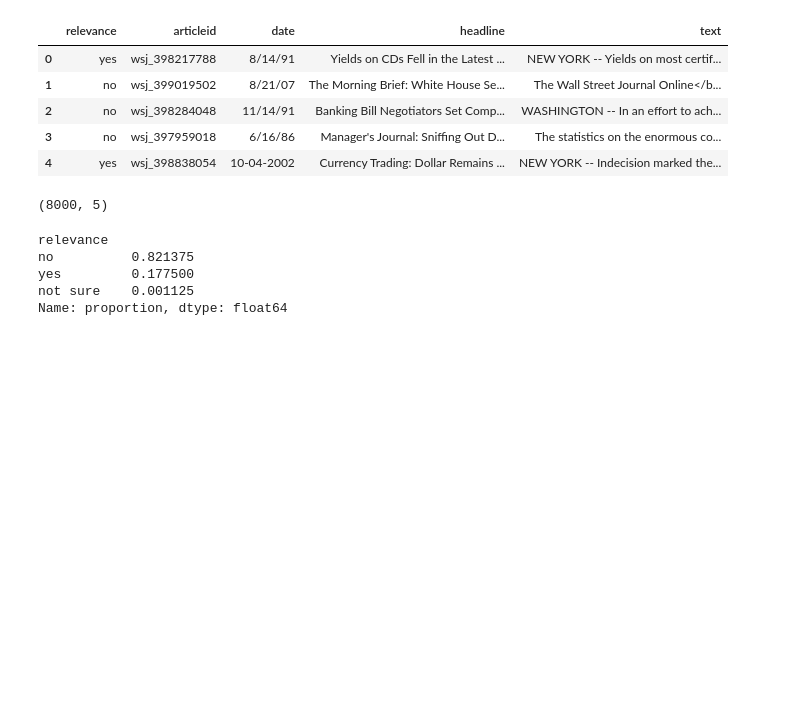
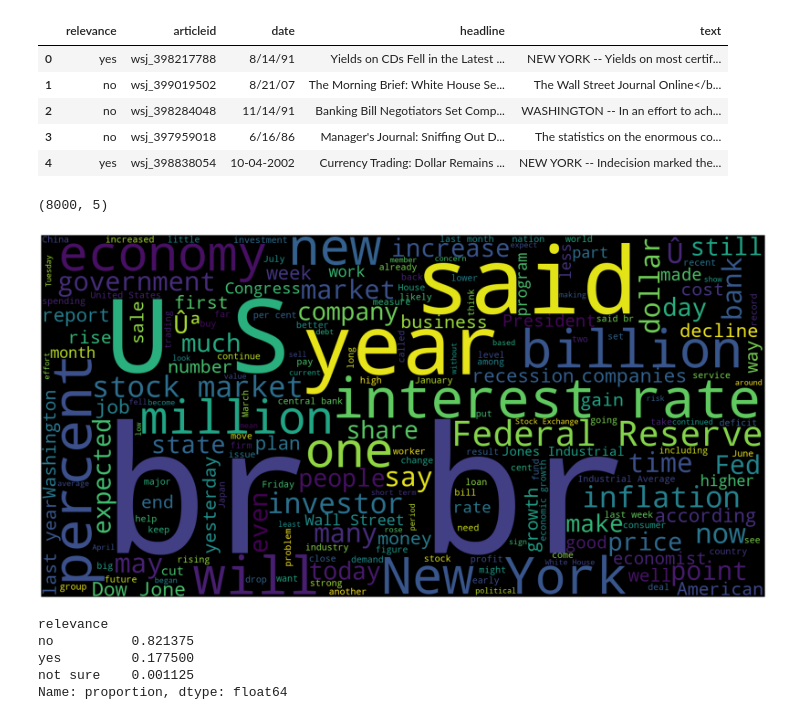
Before and after one commit to bansalkanav/Ultimate-Data-Science-Toolkit---From-Python-Basics-to-GenerativeAI, a Jupyter notebook: Module 9 - GenAI (LLMs and Prompt Engineering)/1. Text Embeddings/Text Representation (Embeddings).ipynb, the cells around one changed output. Drawn from its saved outputs; the diff is of its cells as text; code cells hidden in the pictures; blank space fills up the shorter version.

```diff
--- a/Module 9 - GenAI (LLMs and Prompt Engineering)/1. Text Embeddings/Text Representation (Embeddings).ipynb
+++ b/Module 9 - GenAI (LLMs and Prompt Engineering)/1. Text Embeddings/Text Representation (Embeddings).ipynb
@@ -44,6 +44,21 @@ df.head()
 df.shape
 # %% [output]
 (8000, 5)
+# %%
+from wordcloud import WordCloud
+
+wc = WordCloud(background_color='black',
+               width=1600,
+               height=800).generate(' '.join(df['text']))
+# %%
+import matplotlib.pyplot as plt
+
+plt.figure(1,figsize=(30,20))
+plt.imshow(wc)
+plt.axis('off')
+plt.show()
+# %% [output]
+[figure, added]
 # %%
 df['relevance'].value_counts(normalize=True)
 # %% [output]
```
Also changed, not shown: parts of 17 cells of this notebook, 1 other file.
